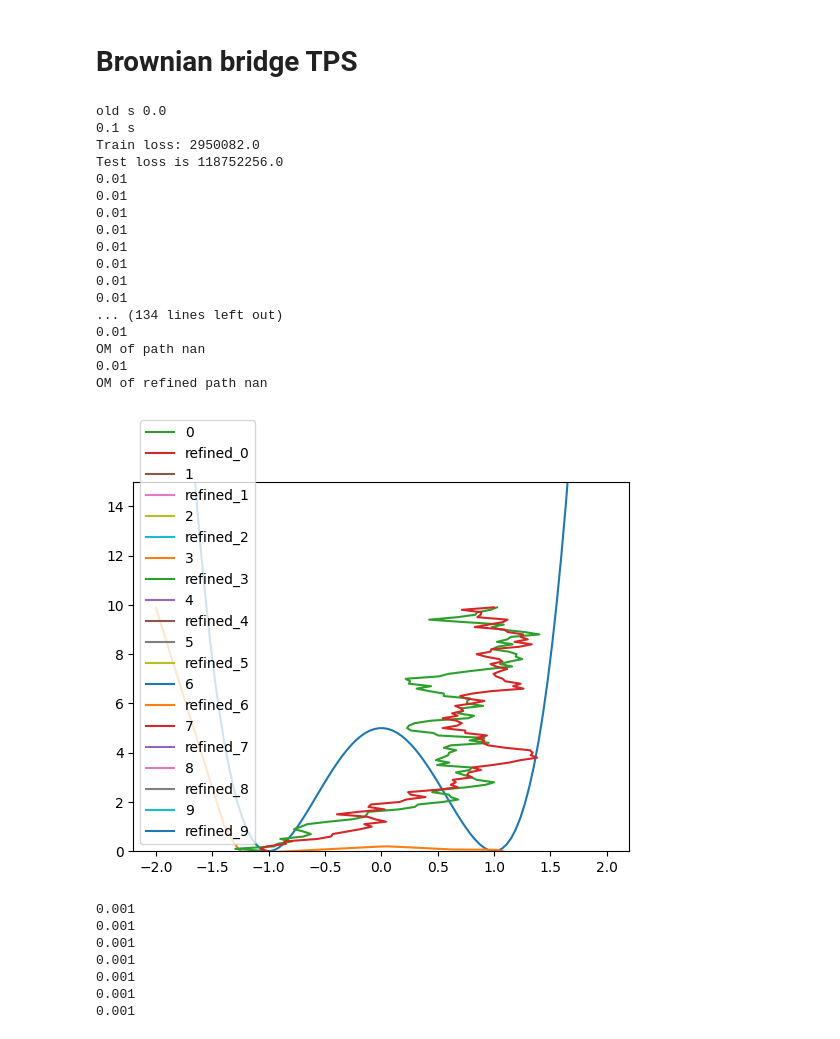
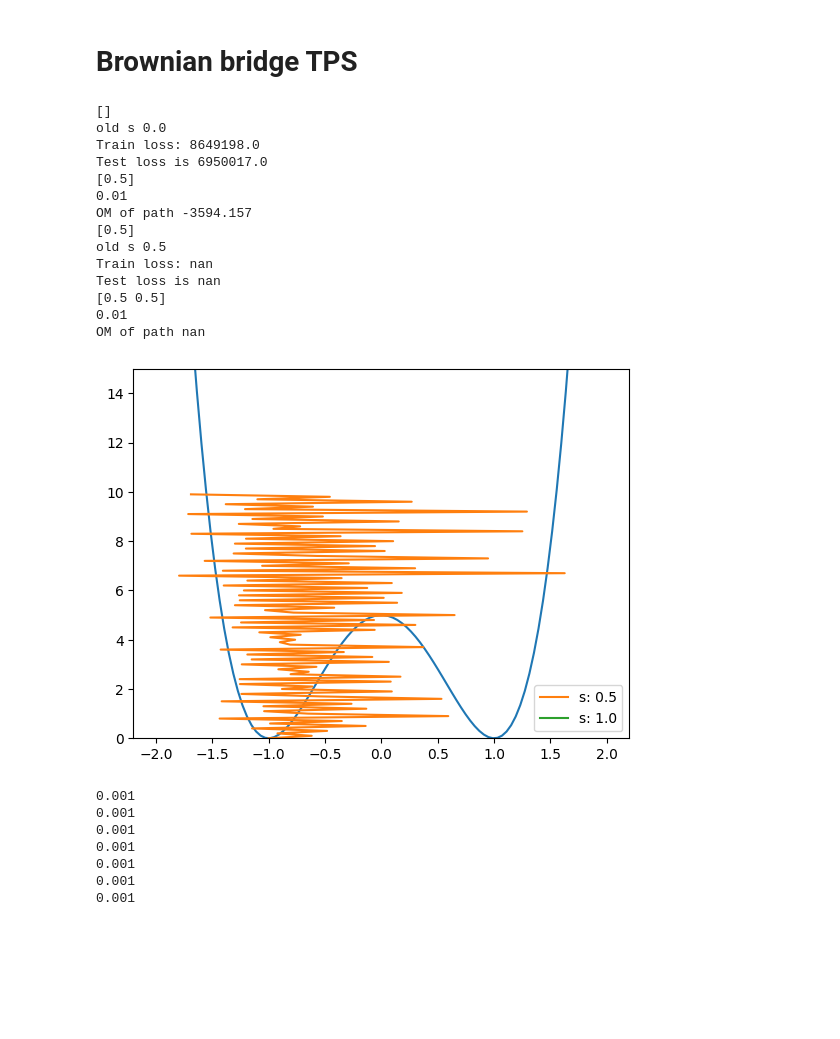
Before and after one commit to reubenharry/path_sampling, a Jupyter notebook: src/path_sampling_nb.ipynb, the cells around one changed output. Saved outputs shown, nothing was run; the diff lists cells and outputs as text; code cells hidden in the pictures; blank space fills up the shorter version.

```diff
--- a/src/path_sampling_nb.ipynb
+++ b/src/path_sampling_nb.ipynb
@@ -222,18 +64,17 @@ def update(b, J, I, dbds, hyperparams, key, schedule, i, A, rho = lambda key: jn
 key = jax.random.key(0)
 # b = uref # initialize b as uref
 # schedule = [0.2,0.4,0.6,0.8,1.0] # , 0.2, 0.3, 0.4, 0.5, 0.6, 0.7, 0.8, 0.9, 1.0]
-schedule = [0.1, 0.5] # , 0.2, 0.3, 0.4, 0.5, 0.6, 0.7, 0.8, 0.9, 1.0]
+schedule = [0.2, 0.4, 0.6, 0.8, 1.0]
 # schedule = [0.1,] # , 0.2, 0.3, 0.4, 0.5, 0.6, 0.7, 0.8, 0.9, 1.0]
-dbds = MLP([3,20,20,1], key=jax.random.key(0))
 
 
 
-from path_sampling import dfdt, div_f
+from path_sampling import dfdt, div_f, update, update_non_amortized
 
 
 def I_UREF_TPS(x, time, uref):
     x = x.reshape((-1, ndims))
-    dt = time[1]
+    dt = time[1]-time[0]
     dxdts = dfdt(x, dt)
     div_us = div_f(x, time, uref)
     out = jax.vmap(lambda xt,t, div_u, dxdt : 0.5*dt*(0.5*(dxdt - uref(xt, t)).dot(dxdt - uref(xt, t)) + 0.5*div_u)) (x, time, div_us, dxdts)
@@ -242,6 +83,7 @@ def I_UREF_TPS(x, time, uref):
 
 b = lambda x, t: -jax.grad(make_double_well_potential(v=5.0))(x)
 A = 0
+dbds = MLP([3,20,20,1], key=jax.random.key(0))
 for i, s in enumerate(schedule):
 
 
@@ -249,16 +91,17 @@ for i, s in enumerate(schedule):
     key = jax.random.fold_in(key, i)
 
     # update b -> b + dbds
-    b, A = update(
+    b, A = update_non_amortized(
         b=b, # lambda x, t : jnp.array([0.0]),
         J=lambda x,y: (1/0.1**2)*(x[-1,0]- 1)**2,
         dbds=dbds,
-        hyperparams={'dt': 0.001, 'num_steps': 100, 'num_training_steps' : 5000, 'batch_size' :200},
+        hyperparams={'dt': 0.001, 'num_steps': 100, 'num_training_steps' : 1000, 'batch_size' :200},
         key=key,
         schedule=schedule,
         i=i,
         I=I_UREF_TPS,
-        A=A
+        A=A,
+        refine=True
     )
 
 # potential(jnp.array([0.0]))
@@ -295,14 +150,14 @@ for i, s in enumerate(schedule):
     key = jax.random.fold_in(key, i)
 
     # update b -> b + dbds
-    b, A = update(
+    dbds, A = update(
         b=b, # lambda x, t : jnp.array([0.0]),
         J=lambda x,y: (1/0.1**2)*(x[-1,0]- 1)**2,
         dbds=dbds,
         hyperparams={'dt': 0.001, 'num_steps': 100, 'num_training_steps' : 1000, 'batch_size' :200},
         key=key,
         schedule=schedule,
-        I=I,
+        I=I_UREF_TPS,
         A=A,
         i=i,
     )
@@ -333,12 +188,12 @@ OM of refined path 67.54542
 # %% [markdown]
 # Brownian bridge TPS
 # %%
-key = jax.random.key(0)
+# key = jax.random.key(0)
 # b = uref # initialize b as uref
-schedule = [0.1, 0.2] # , 0.2, 0.3, 0.4, 0.5, 0.6, 0.7, 0.8, 0.9, 1.0]
-dbds = MLP([3,20,20,1], key=jax.random.key(0))
+# schedule = [0.1, 0.2] # , 0.2, 0.3, 0.4, 0.5, 0.6, 0.7, 0.8, 0.9, 1.0]
+# dbds = MLP([3,20,20,1], key=jax.random.key(0))
 
-hyperparams = {'dt': 0.01, 'num_steps': 100, 'num_training_steps' : 10000, 'batch_size' :200}
+hyperparams = {'dt': 0.01, 'num_steps': 100, 'num_training_steps' : 1000, 'batch_size' :200}
 
 brownian_bridge_drift = lambda x,t: (1 - x)/(1-t)
 
@@ -351,7 +206,7 @@ def I_brownian_bridge(x, time, b):
     dt = hyperparams['dt']
     print(dt)
     dxdts = dfdt(x, dt)
-    out = jax.vmap(lambda xt,t, dxdt : 0.25*dt*((dxdt).dot(dxdt)) )(x, time, dxdts)
+    out = jax.vmap(lambda xt,t, dxdt : -0.25*dt*((dxdt).dot(dxdt)) )(x, time, dxdts)
     # div = jax.vmap(lambda xt,t, div_u, dxdt : div_u)(x, time, div_us, dxdts)
     # jax.debug.print("div {x}", x=jnp.sum(div))
     return jnp.sum(out)+((1/0.01)*jnp.linalg.norm(x[1,0] + 1)**2)+((1/0.01)*jnp.linalg.norm(x[-1,0] - 1)**2)
@@ -363,7 +218,8 @@ def J_brownian_bridge(x, y):
 
     eps = 1. # hyperparams['dt']
     # laplacian of the potential
-    pot = lambda x: (x**2 - 1)**2
+    pot = lambda x: 5.0*(x**2 - 1)**2
+    # pot = make_double_well_potential(v=5.0)
     nabla_V = jax.grad(pot)
     laplacian_of_potential = jax.vmap(jax.grad(nabla_V))(x)
 
@@ -375,7 +231,7 @@ def J_brownian_bridge(x, y):
 
 key = jax.random.key(0)
 # b = uref # initialize b as uref
-schedule = [0.1, 0.2, 0.3, 0.4, 0.5, 0.6, 0.7, 0.8, 0.9, 1.0] # , 0.2, 0.3, 0.4, 0.5, 0.6, 0.7, 0.8, 0.9, 1.0]
+schedule = [0.1,0.2] # , 0.2, 0.3, 0.4, 0.5, 0.6, 0.7, 0.8, 0.9, 1.0]
 dbds = MLP([3,20,20,1], key=jax.random.key(0))
 
 rho = lambda key: jnp.zeros((ndims,))-1.
@@ -396,48 +252,45 @@ for i, s in enumerate(schedule):
     #     rho = rho,
     #     key=key,
     #     dt=hyperparams['dt'],
     #     num_steps=hyperparams['num_steps'])
 
     # plt.plot(xs[:,0],times)
 
     # raise Exception
 
     # update b -> b + dbds
-    b, A = update(
+    dbds, A = update(
         b=b, # lambda x, t : jnp.array([0.0]),
         J=J_brownian_bridge,
         I=I_brownian_bridge,
         dbds=dbds,
         hyperparams=hyperparams,
         key=key,
         schedule=schedule,
         i=i,
         A=A
     )
 
 # potential(jnp.array([0.0]))
 
 # jax.grad(lambda x:jnp.sum(x**2))(jnp.array([4.0]))
 # uref(jnp.array([0.0]), 0.0)
 # %% [output]
+[]
 old s 0.0
-0.1 s
-Train loss: 2950082.0
-Test loss is 118752256.0
+Train loss: 8649198.0
+Test loss is 6950017.0
+[0.5]
 0.01
-0.01
-0.01
-0.01
-0.01
-0.01
-0.01
-0.01
-... (134 lines left out)
+OM of path -3594.157
+[0.5]
+old s 0.5
+Train loss: nan
+Test loss is nan
+[0.5 0.5]
 0.01
 OM of path nan
-0.01
-OM of refined path nan
-[figure, old version]
+[figure, new version]
 # %%
 # def new_b(x, t):
 #     # assert x.shape[0] == ndims
```
Also changed, not shown: parts of 4 cells of this notebook, 5 other files.
